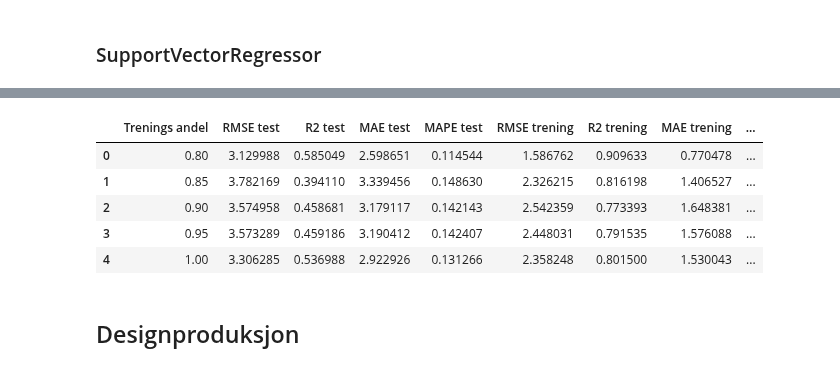
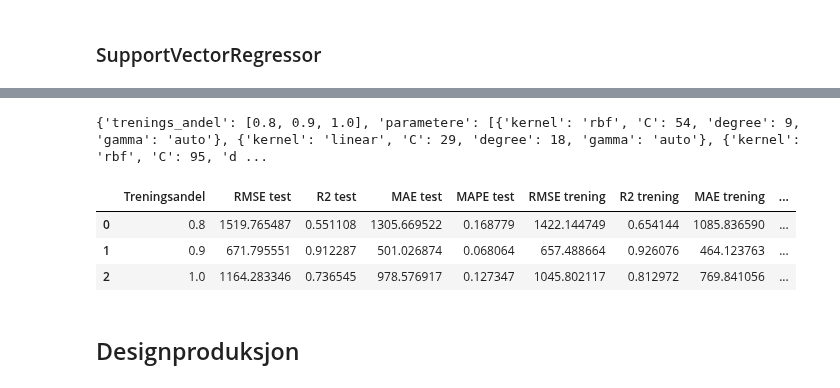
Before and after one commit to PreyPython123/Master-V24-Semiveiledet-Regresjon, a Jupyter notebook: Bioco_Collagen_Klassiske_Superveiledet_Regresjonsmetoder.ipynb, the cells around one changed output, grey strips where cells are left out. Cells and saved outputs as stored; diff of their text form; code cells hidden in the pictures.

```diff
--- a/Bioco_Collagen_Klassiske_Superveiledet_Regresjonsmetoder.ipynb
+++ b/Bioco_Collagen_Klassiske_Superveiledet_Regresjonsmetoder.ipynb
@@ -1299,18 +698,21 @@ knr_resultater_dag
 ### SupoortVectorRegressor
 # %%
 # Modelloptimalisering
-svr_resultater = trening_svr_dag(trenings_andel,
-                                trening_markert,
-                                trening_umarkert,
-                                trening,
-                                X_test,
-                                y_test,
-                                splitt = splitt,
-                                n_runder = n_runder)
-
+svr_resultater, parametere = trening_svr_dag(rå_data,
+                                             trening_markert,
+                                             trening_umarkert,
+                                             trening,
+                                             X_test,
+                                             y_test,
+                                             splitt = splitt,
+                                             n_runder = n_runder,
+                                             trenings_andel=trenings_andel,
+                                             random_seed=random_seed)
 # Lagring av resultater
 svr_resultater_dag.loc[len(svr_resultater_dag)] = svr_resultater
 
+print(parametere)
+
 # Data med resultater fra treningsandeler
 svr_resultater_dag
 # %% [output]
@@ -1511,18 +956,26 @@ for trenings_andel in trenings_andeler:
     treningssett = trening
 
   # Modelloptimalisering
-  svr_resultater = trening_svr_dag(trenings_andel,
-                                treningssett_markert,
-                                treningssett_umarkert,
-                                treningssett,
-                                X_test,
-                                y_test,
-                                splitt = splitt,
-                                n_runder = n_runder)
+  svr_resultater, parametere = trening_svr_dag(rå_data,
+                                               trening_markert,
+                                               trening_umarkert,
+                                               trening,
+                                               X_test,
+                                               y_test,
+                                               splitt = splitt,
+                                               n_runder = n_runder,
+                                               trenings_andel=trenings_andel,
+                                               random_seed=random_seed)
 
   # Lagring av resultater
   svr_resultater_dag.loc[len(svr_resultater_dag)] = svr_resultater
 
+  svr_beste_parametere['trenings_andel'].append(trenings_andel)
+  svr_beste_parametere['parametere'].append(parametere)
+
+# Beste parametere
+print(svr_beste_parametere)
+
 # Data med resultater fra treningsandeler
 svr_resultater_dag
 # %% [output]
@@ -1546,9 +991,8 @@ svr_resultater_dag
+{'trenings_andel': [0.8, 0.9, 1.0], 'parametere': [{'kernel': 'rbf', 'C': 54, 'degree': 9, 'gamma': 'auto'}, {'kernel': 'linear', 'C': 29, 'degree': 18, 'gamma': 'auto'}, {'kernel': 'rbf', 'C': 95, 'd ...
-|  | Trenings andel | RMSE test | R2 test | MAE test | MAPE test | RMSE trening | R2 trening | MAE trening | ... |
-| 0 | 0.80 | 3.129988 | 0.585049 | 2.598651 | 0.114544 | 1.586762 | 0.909633 | 0.770478 | ... |
-| 1 | 0.85 | 3.782169 | 0.394110 | 3.339456 | 0.148630 | 2.326215 | 0.816198 | 1.406527 | ... |
-| 2 | 0.90 | 3.574958 | 0.458681 | 3.179117 | 0.142143 | 2.542359 | 0.773393 | 1.648381 | ... |
-| 3 | 0.95 | 3.573289 | 0.459186 | 3.190412 | 0.142407 | 2.448031 | 0.791535 | 1.576088 | ... |
-| 4 | 1.00 | 3.306285 | 0.536988 | 2.922926 | 0.131266 | 2.358248 | 0.801500 | 1.530043 | ... |
+|  | Treningsandel | RMSE test | R2 test | MAE test | MAPE test | RMSE trening | R2 trening | MAE trening | ... |
+| 0 | 0.8 | 1519.765487 | 0.551108 | 1305.669522 | 0.168779 | 1422.144749 | 0.654144 | 1085.836590 | ... |
+| 1 | 0.9 | 671.795551 | 0.912287 | 501.026874 | 0.068064 | 657.488664 | 0.926076 | 464.123763 | ... |
+| 2 | 1.0 | 1164.283346 | 0.736545 | 978.576917 | 0.127347 | 1045.802117 | 0.812972 | 769.841056 | ... |
 # %% [markdown]
 ## Designproduksjon
 # %% [markdown]
```
Also changed, not shown: parts of 75 cells of this notebook.
